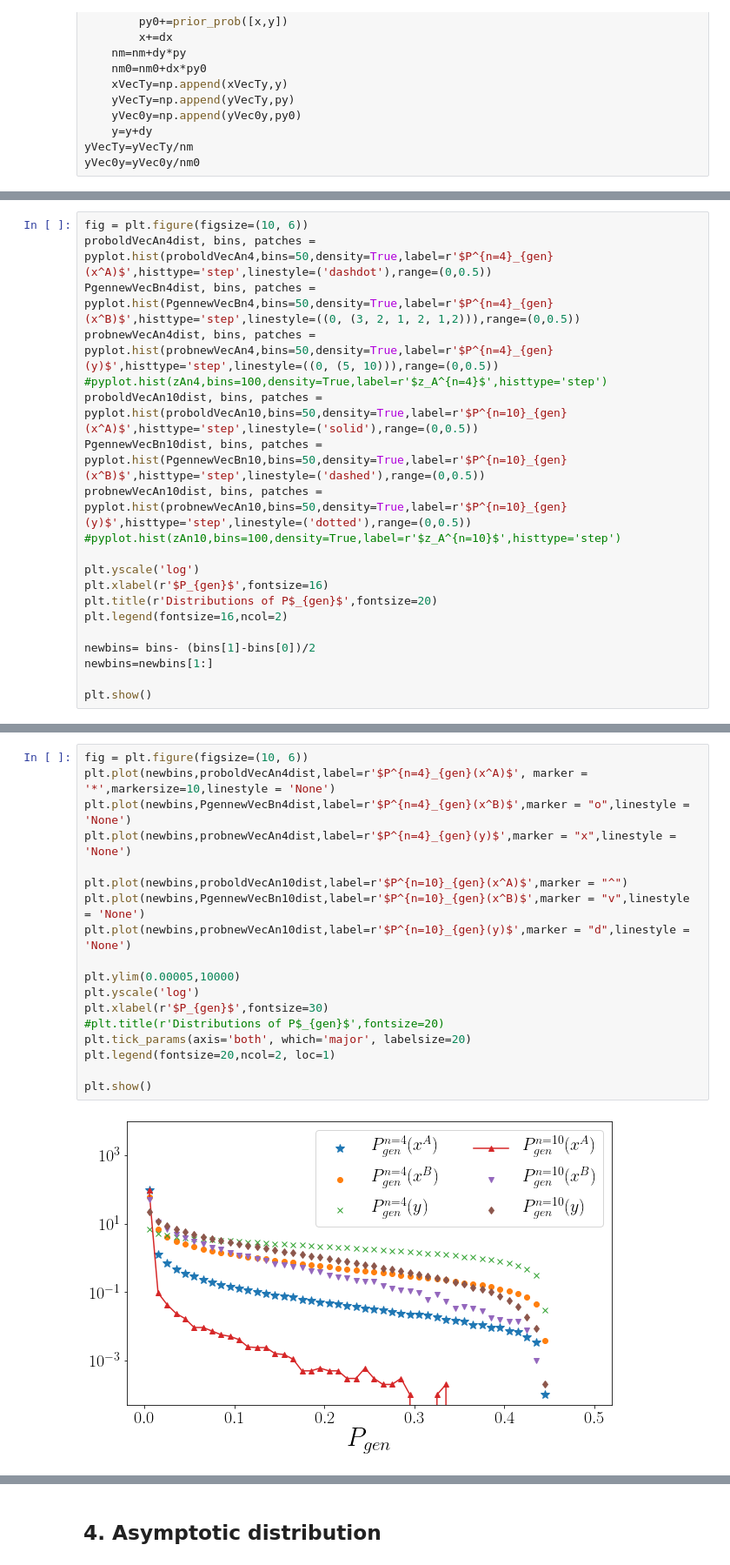
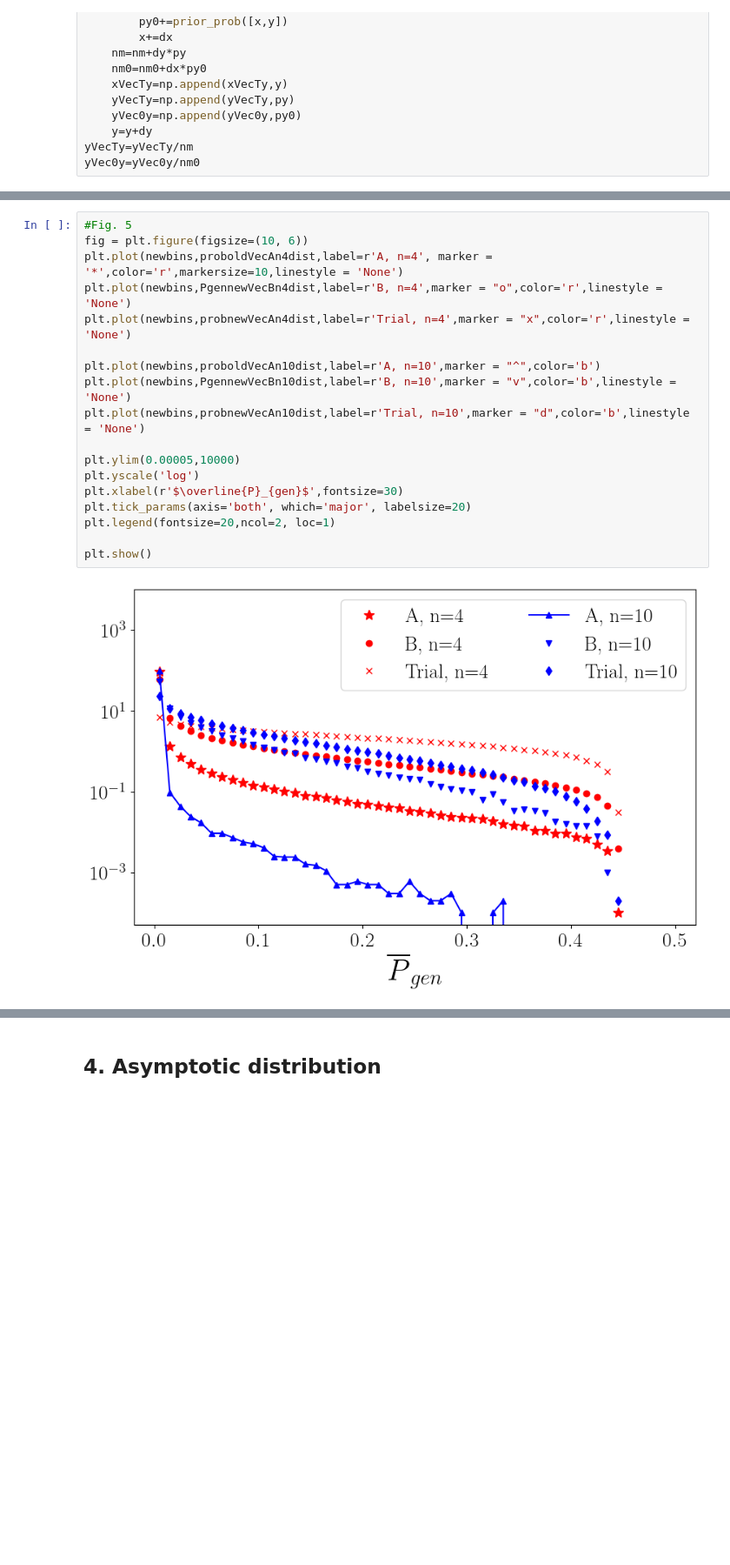
Before and after one commit to jo-mab/TruncatedMC, a Jupyter notebook: 2D_Model.ipynb, the cells around one changed output, grey strips where cells are left out. Shown at 87% size. Drawn from its saved outputs; the diff is of its cells as text; blank space fills up the shorter version.

```diff
--- a/2D_Model.ipynb
+++ b/2D_Model.ipynb
@@ -878,20 +877,0 @@ for i in range(len(zBn10)):
-# %%
-fig = plt.figure(figsize=(10, 6))
-proboldVecAn4dist, bins, patches = pyplot.hist(proboldVecAn4,bins=50,density=True,label=r'$P^{n=4}_{gen}(x^A)$',histtype='step',linestyle=('dashdot'),range=(0,0.5))
-PgennewVecBn4dist, bins, patches = pyplot.hist(PgennewVecBn4,bins=50,density=True,label=r'$P^{n=4}_{gen}(x^B)$',histtype='step',linestyle=((0, (3, 2, 1, 2, 1,2))),range=(0,0.5))
-probnewVecAn4dist, bins, patches = pyplot.hist(probnewVecAn4,bins=50,density=True,label=r'$P^{n=4}_{gen}(y)$',histtype='step',linestyle=((0, (5, 10))),range=(0,0.5))
-#pyplot.hist(zAn4,bins=100,density=True,label=r'$z_A^{n=4}$',histtype='step')
-proboldVecAn10dist, bins, patches = pyplot.hist(proboldVecAn10,bins=50,density=True,label=r'$P^{n=10}_{gen}(x^A)$',histtype='step',linestyle=('solid'),range=(0,0.5))
-PgennewVecBn10dist, bins, patches = pyplot.hist(PgennewVecBn10,bins=50,density=True,label=r'$P^{n=10}_{gen}(x^B)$',histtype='step',linestyle=('dashed'),range=(0,0.5))
-probnewVecAn10dist, bins, patches = pyplot.hist(probnewVecAn10,bins=50,density=True,label=r'$P^{n=10}_{gen}(y)$',histtype='step',linestyle=('dotted'),range=(0,0.5))
-#pyplot.hist(zAn10,bins=100,density=True,label=r'$z_A^{n=10}$',histtype='step')
-
-plt.yscale('log')
-plt.xlabel(r'$P_{gen}$',fontsize=16)
-plt.title(r'Distributions of P$_{gen}$',fontsize=20)
-plt.legend(fontsize=16,ncol=2)
-
-newbins= bins- (bins[1]-bins[0])/2
-newbins=newbins[1:]
-
-plt.show()
@@ -900,20 +878,20 @@ plt.show()
 # %%
+#Fig. 5
 fig = plt.figure(figsize=(10, 6))
-plt.plot(newbins,proboldVecAn4dist,label=r'$P^{n=4}_{gen}(x^A)$', marker = '*',markersize=10,linestyle = 'None')
-plt.plot(newbins,PgennewVecBn4dist,label=r'$P^{n=4}_{gen}(x^B)$',marker = "o",linestyle = 'None')
-plt.plot(newbins,probnewVecAn4dist,label=r'$P^{n=4}_{gen}(y)$',marker = "x",linestyle = 'None')
+plt.plot(newbins,proboldVecAn4dist,label=r'A, n=4', marker = '*',color='r',markersize=10,linestyle = 'None')
+plt.plot(newbins,PgennewVecBn4dist,label=r'B, n=4',marker = "o",color='r',linestyle = 'None')
+plt.plot(newbins,probnewVecAn4dist,label=r'Trial, n=4',marker = "x",color='r',linestyle = 'None')
 
-plt.plot(newbins,proboldVecAn10dist,label=r'$P^{n=10}_{gen}(x^A)$',marker = "^")
-plt.plot(newbins,PgennewVecBn10dist,label=r'$P^{n=10}_{gen}(x^B)$',marker = "v",linestyle = 'None')
-plt.plot(newbins,probnewVecAn10dist,label=r'$P^{n=10}_{gen}(y)$',marker = "d",linestyle = 'None')
+plt.plot(newbins,proboldVecAn10dist,label=r'A, n=10',marker = "^",color='b')
+plt.plot(newbins,PgennewVecBn10dist,label=r'B, n=10',marker = "v",color='b',linestyle = 'None')
+plt.plot(newbins,probnewVecAn10dist,label=r'Trial, n=10',marker = "d",color='b',linestyle = 'None')
 
 plt.ylim(0.00005,10000)
 plt.yscale('log')
-plt.xlabel(r'$P_{gen}$',fontsize=30)
-#plt.title(r'Distributions of P$_{gen}$',fontsize=20)
+plt.xlabel(r'$\overline{P}_{gen}$',fontsize=30)
 plt.tick_params(axis='both', which='major', labelsize=20)
 plt.legend(fontsize=20,ncol=2, loc=1)
 
 plt.show()
 # %% [output]
-[figure, old version]
+[figure, new version]
```
Also changed, not shown: parts of 39 cells of this notebook, 3 other files.
